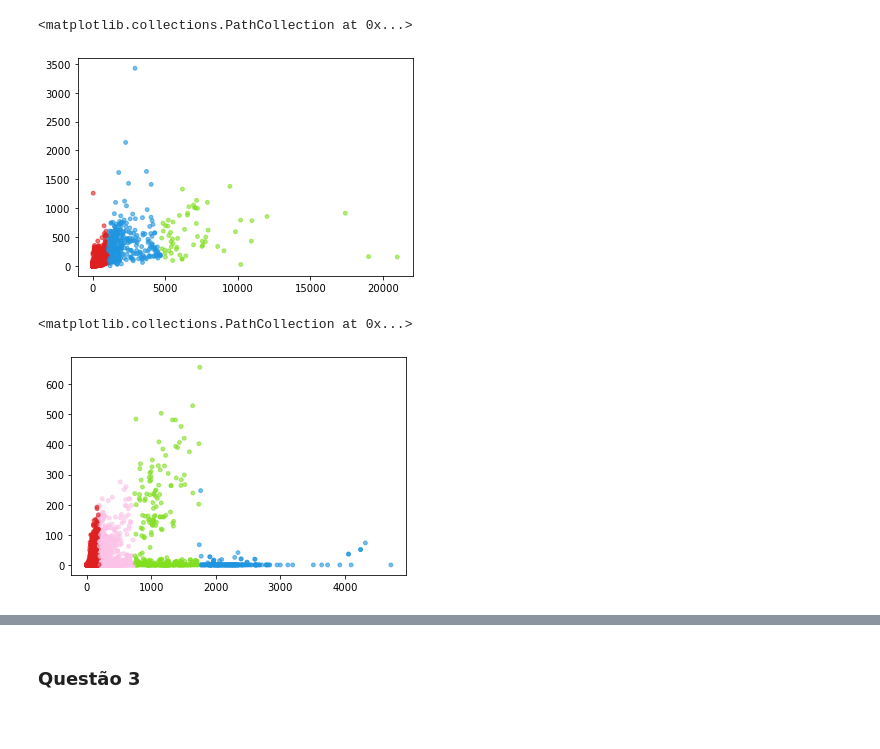
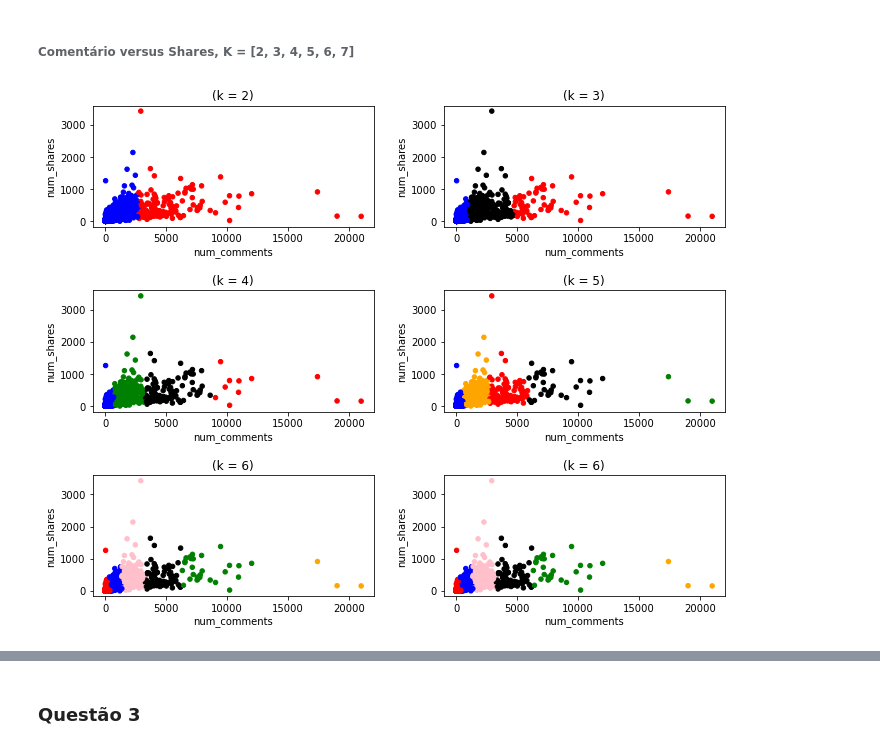
Before and after one commit to ecpandrew/Aprendizagem-de-M-quina-Lista2, a Jupyter notebook: Lista2 - Questão 2 e 3.ipynb, the cells around one changed output, grey strips where cells are left out. Cells and saved outputs as stored; diff of their text form; code cells hidden in the pictures.

```diff
--- a/Lista2 - Questão 2 e 3.ipynb
+++ b/Lista2 - Questão 2 e 3.ipynb
@@ -61,0 +94,14 @@ plt.scatter(live_clean.num_comments, live_clean.num_shares, c=live_clean.c, alph
+# %%
+
+def do_plot(k, dataset, atributes, axes):
+    kmeans = KMeans(n_clusters=k, random_state=0)
+    dataset['cluster'] = kmeans.fit_predict(dataset[[atributes[0], atributes[1]]])
+    centroids = kmeans.cluster_centers_
+    cen_x = [i[0] for i in centroids]
+    cen_y = [i[1] for i in centroids]
+    dataset['cen_x'] = dataset.cluster.map({ i : cen_x[i] for i in range(0, k)})
+    dataset['cen_y'] = dataset.cluster.map({ i : cen_x[i] for i in range(0, k)})
+    colors = ['blue','red', 'black', 'green', 'orange','pink', 'lime', 'teal','brown','navy']
+    dataset['c'] = dataset.cluster.map({0:colors[0], 1:colors[1], 2:colors[2], 3:colors[3], 4:colors[4], 5:colors[5], 6:colors[6]})
+    dataset.plot(ax=axes, x=atributes[0], y=atributes[1], kind='scatter', color=dataset['c'], figsize=(10,8),
+                     title='(k = {})'.format(k))
@@ -62,36 +123,17 @@ plt.scatter(live_clean.num_comments, live_clean.num_shares, c=live_clean.c, alph
+# %% [markdown]
+###### Comentário versus Shares, K = [2, 3, 4, 5, 6, 7]
 # %%
-kmeans = KMeans(n_clusters=3, random_state=0)
+live_clean = pd.read_csv('live-clean.csv', sep=",")
+fig, axes = plt.subplots(nrows=3, ncols=2)
+fig.tight_layout()
 
-live_clean['cluster'] = kmeans.fit_predict(live_clean[['num_comments',"num_shares"]])
+do_plot(2, live_clean, ["num_comments", "num_shares"], axes[0,0])
+do_plot(3, live_clean, ["num_comments", "num_shares"], axes[0,1])
+do_plot(4, live_clean, ["num_comments", "num_shares"], axes[1,0])
+do_plot(5, live_clean, ["num_comments", "num_shares"], axes[1,1])
+do_plot(6, live_clean, ["num_comments", "num_shares"], axes[2,0])
+do_plot(6, live_clean, ["num_comments", "num_shares"], axes[2,1])
 
-centroids = kmeans.cluster_centers_
-cen_x = [i[0] for i in centroids]
-cen_y = [i[1] for i in centroids]
-## add to df
-live_clean['cen_x'] = live_clean.cluster.map({0:cen_x[0], 1:cen_x[1], 2:cen_x[2]})
-live_clean['cen_y'] = live_clean.cluster.map({0:cen_y[0], 1:cen_y[1], 2:cen_y[2]})
-# define and map colors
-colors = ['#DF2020', '#81DF20', '#2095DF']
-live_clean['c'] = live_clean.cluster.map({0:colors[0], 1:colors[1], 2:colors[2]})
-plt.scatter(live_clean.num_comments, live_clean.num_shares, c=live_clean.c, alpha = 0.6, s=15)
+fig.savefig('fig18.png')
 # %% [output]
-<matplotlib.collections.PathCollection at 0x...>
-[figure, old version]
+[figure, new version]
-# %%
-kmeans = KMeans(n_clusters=4, random_state=0)
-
-live_clean['cluster'] = kmeans.fit_predict(live_clean[['num_likes',"num_loves"]])
-
-centroids = kmeans.cluster_centers_
-cen_x = [i[0] for i in centroids]
-cen_y = [i[1] for i in centroids]
-## add to df
-live_clean['cen_x'] = live_clean.cluster.map({0:cen_x[0], 1:cen_x[1], 2:cen_x[2], 3:cen_x[3]})
-live_clean['cen_y'] = live_clean.cluster.map({0:cen_y[0], 1:cen_y[1], 2:cen_y[2], 3:cen_x[3]})
-# define and map colors
-colors = ['#DF2020', '#81DF20', '#2095DF', '#FCC2E7']
-live_clean['c'] = live_clean.cluster.map({0:colors[0], 1:colors[1], 2:colors[2], 3:colors[3]})
-plt.scatter(live_clean.num_likes, live_clean.num_loves, c=live_clean.c, alpha = 0.6, s=15)
-# %% [output]
-<matplotlib.collections.PathCollection at 0x...>
-[figure, removed]
```
Also changed, not shown: parts of 23 cells of this notebook, 22 other files.
